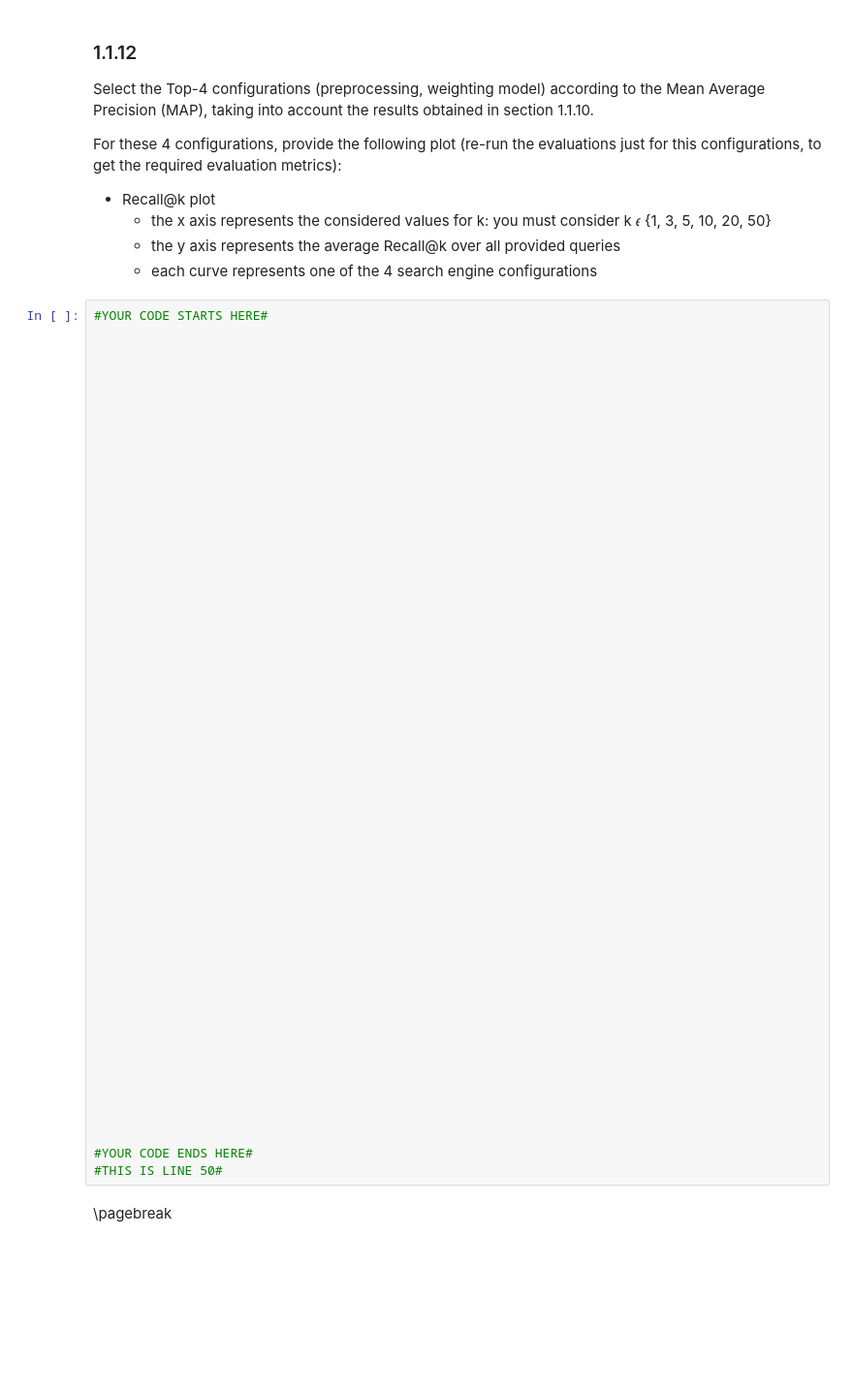
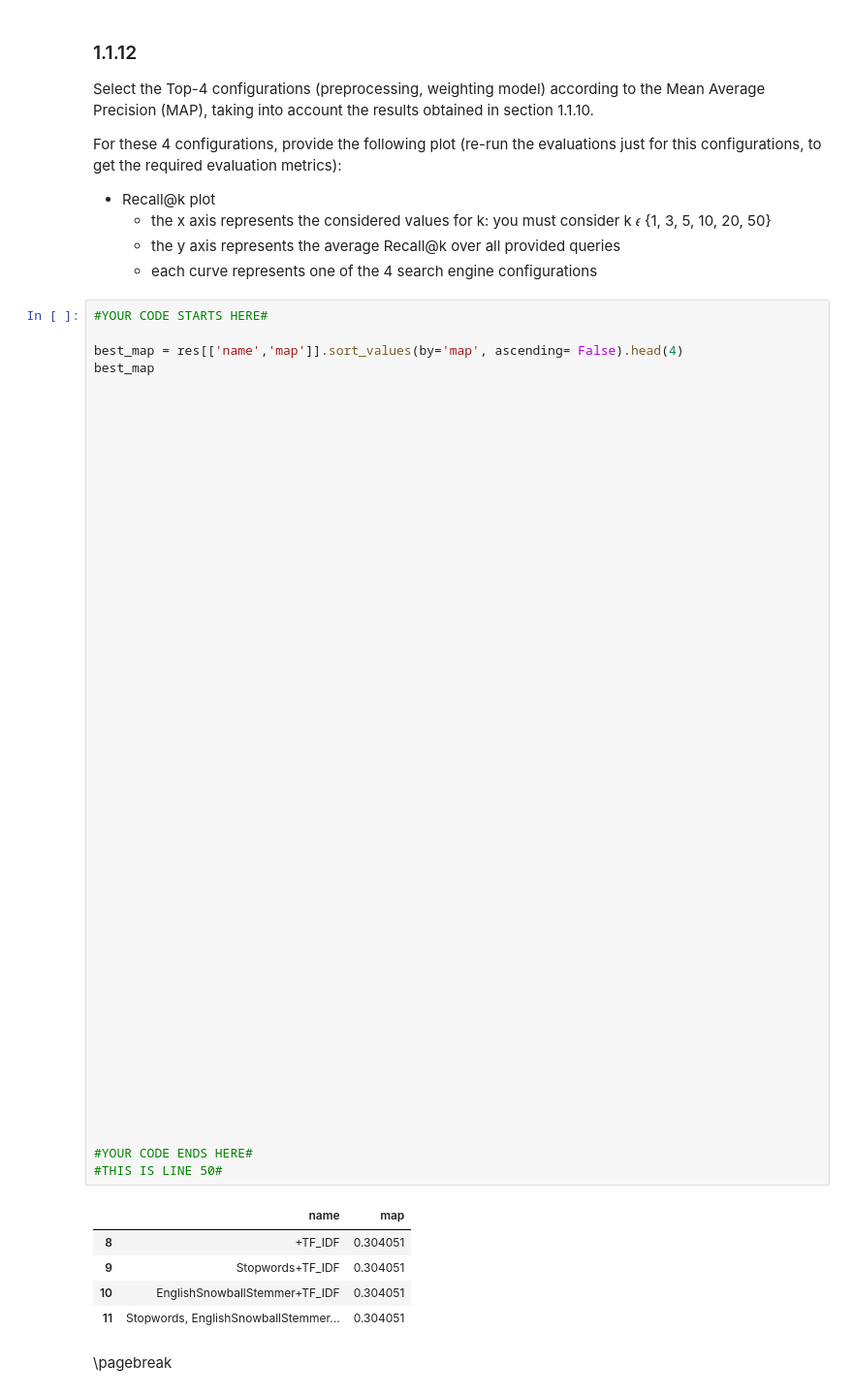
Before and after one commit to Ciambelle-Ciociare/ADM_Homework_1, a Jupyter notebook: DMT2023_HW1.ipynb, the cells around one changed output. Shown at 97% size. Cells and saved outputs as stored; diff of their text form; blank space fills up the shorter version.

```diff
--- a/DMT2023_HW1.ipynb
+++ b/DMT2023_HW1.ipynb
@@ -675,8 +648,8 @@ For these 4 configurations, provide the following plot (re-run the evaluations j
 # %%
 #YOUR CODE STARTS HERE#
 
-
-
+best_map = res[['name','map']].sort_values(by='map', ascending= False).head(4)
+best_map
 
 
 
@@ -696,33 +669,39 @@ For these 4 configurations, provide the following plot (re-run the evaluations j
 
 
 
 
 
 
 
 
 
 
 
 
 
 
 
 
 
 
 
 
 
 
 
 
 
 
 
 
 #YOUR CODE ENDS HERE#
 #THIS IS LINE 50#
+# %% [output]
+|  | name | map |
+| 8 | +TF_IDF | 0.304051 |
+| 9 | Stopwords+TF_IDF | 0.304051 |
+| 10 | EnglishSnowballStemmer+TF_IDF | 0.304051 |
+| 11 | Stopwords, EnglishSnowballStemmer... | 0.304051 |
 # %% [markdown]
 <div style="page-break-after: always; visibility: hidden">
 \pagebreak
```
Also changed, not shown: parts of 13 cells of this notebook.
